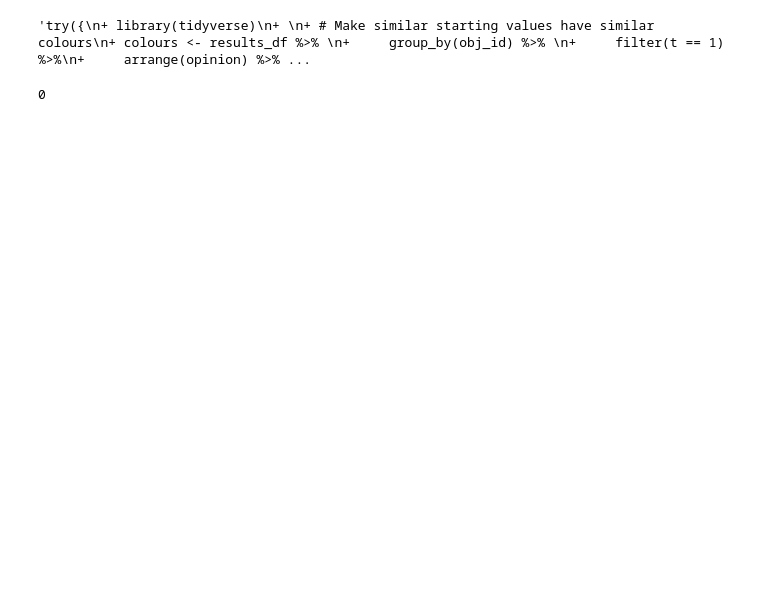
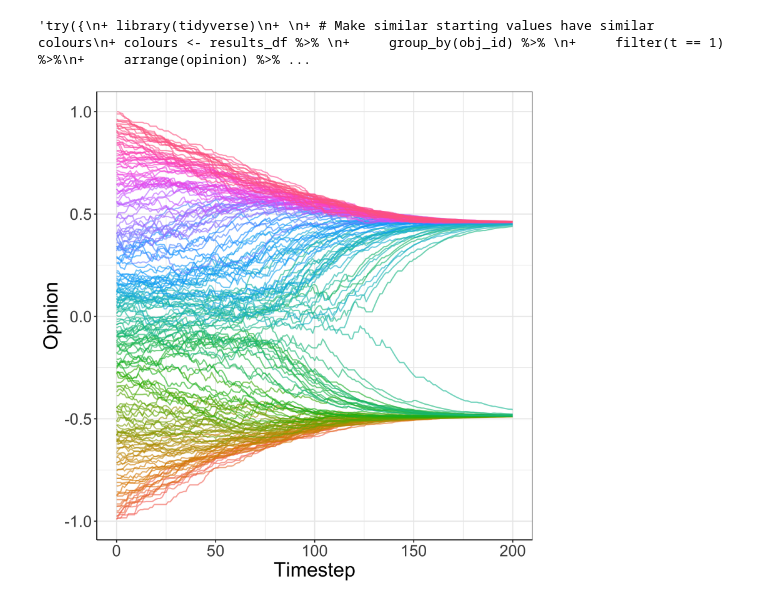
Before and after one commit to DanFranksYork/Opinion-dynamics-deffuant, a Jupyter notebook: deffuant.ipynb, the cells around one changed output. Saved outputs shown, nothing was run; the diff lists cells and outputs as text; code cells hidden in the pictures; blank space fills up the shorter version.

Commit message:
Improved plotting

```diff
--- a/deffuant.ipynb
+++ b/deffuant.ipynb
@@ -107,7 +108,7 @@ ggsave("opinion_dynamic_run.png")
 """)
 # %% [output]
 'try({\n+ library(tidyverse)\n+ \n+ # Make similar starting values have similar colours\n+ colours <- results_df %>% \n+     group_by(obj_id) %>% \n+     filter(t == 1) %>%\n+     arrange(opinion) %>% ...
-# %%
-os.system("open opinion_dynamic_run.png")
-# %% [output]
-0
+# %%
+Image("opinion_dynamic_run.png", width=500, height=500)
+# %% [output]
+[figure, added]
```
Also changed, not shown: parts of 3 cells of this notebook.
